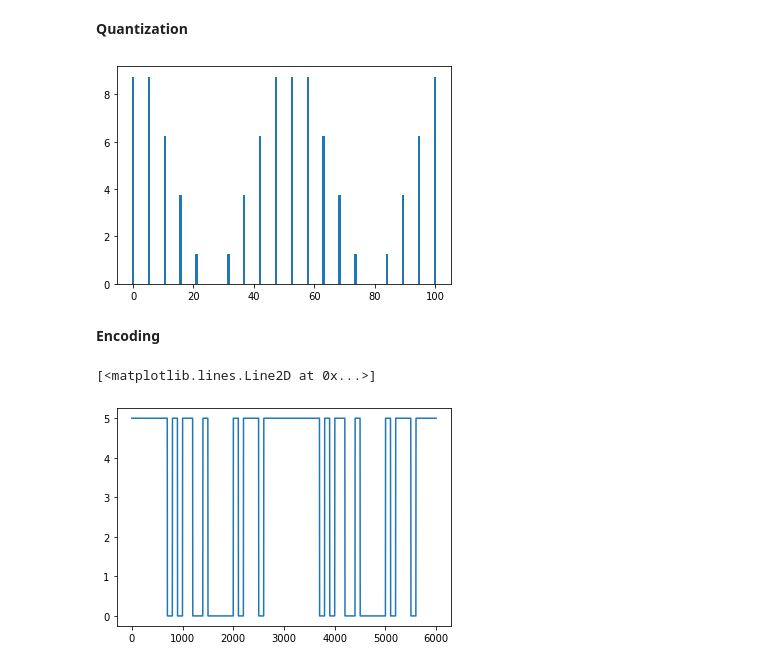
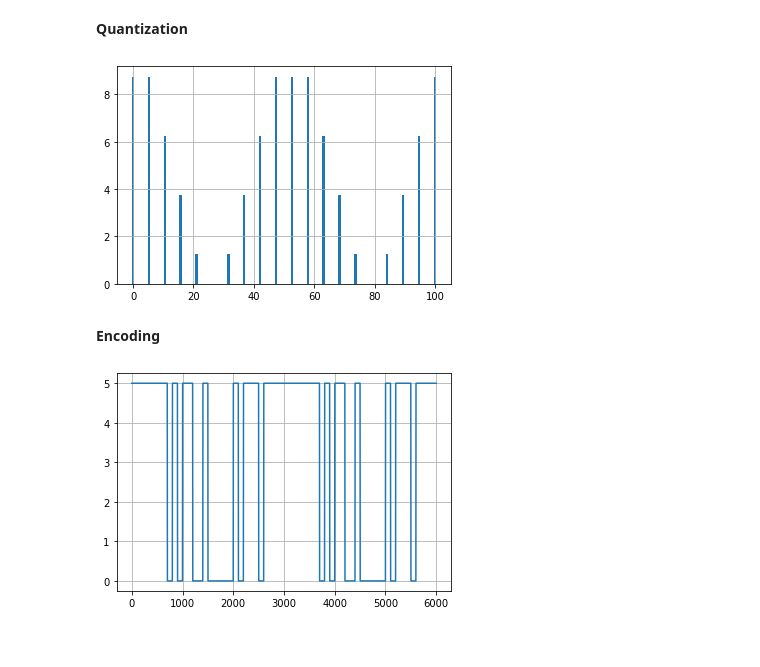
Before and after one commit to ensiehgo/CSE366_2017331030, a Jupyter notebook: Task #01/Pulse_Code_Modulation.ipynb, the cells around one changed output. Saved outputs shown, nothing was run; the diff lists cells and outputs as text; code cells hidden in the pictures.

```diff
--- a/Task #01/Pulse_Code_Modulation.ipynb
+++ b/Task #01/Pulse_Code_Modulation.ipynb
@@ -49,9 +51,10 @@ m_quant = np.array(m_quant)
 # print(m_quant)
 # %%
 plt.bar(k, m_quant)
+plt.grid(True)
 plt.show()
 # %% [output]
-[figure, old version]
+[figure, new version]
 # %% [markdown]
 **Encoding**
 # %%
@@ -78,6 +81,7 @@ for a in m_quant:
        pcm.extend(zeros+zeros+zeros)
 # %%
 plt.plot(pcm)
+plt.grid(True)
+plt.show()
 # %% [output]
-[<matplotlib.lines.Line2D at 0x...>]
-[figure, old version]
+[figure, new version]
```
Also changed, not shown: parts of 2 cells of this notebook.
